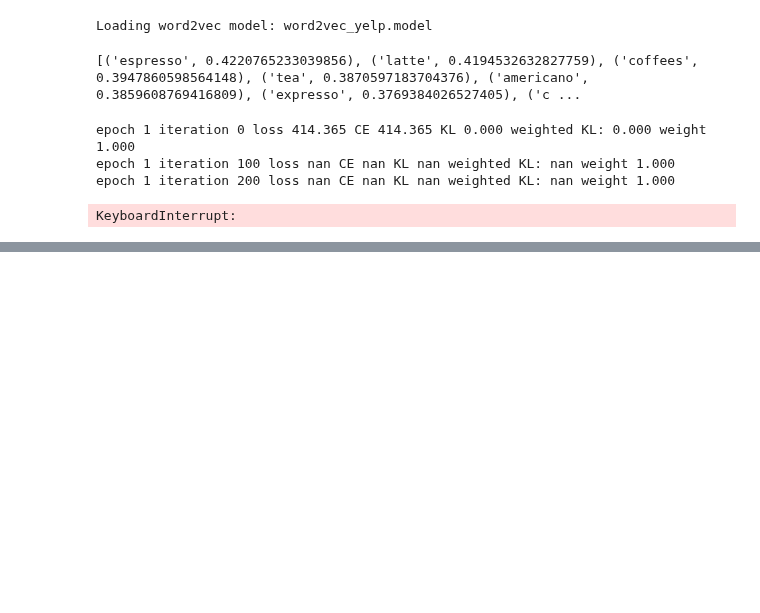
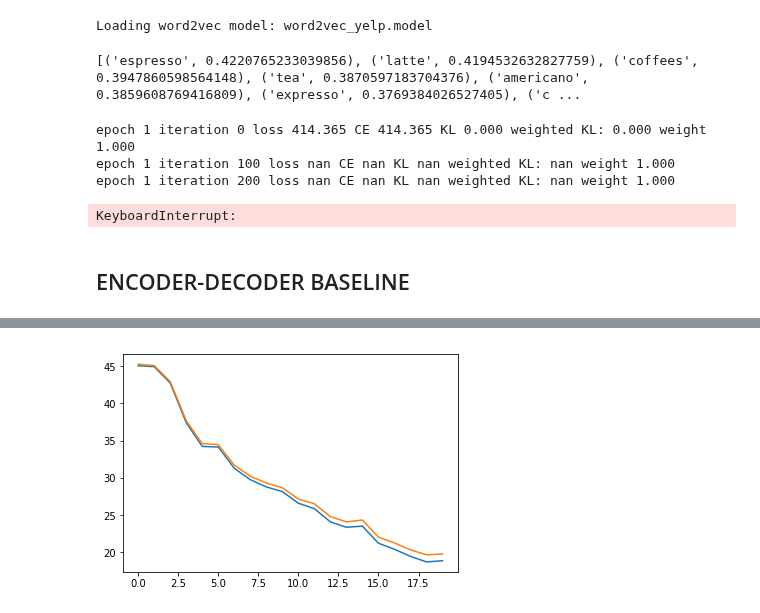
Before and after one commit to eliisabethein/DD2424-project, a Jupyter notebook: refactored-workspace.ipynb, the cells around one changed output, grey strips where cells are left out. Cells and saved outputs as stored; diff of their text form; code cells hidden in the pictures; blank space fills up the shorter version.

Commit message:
added baseline

```diff
--- a/refactored-workspace.ipynb
+++ b/refactored-workspace.ipynb
@@ -1521,3 +1521,5 @@ epoch 1 iteration 0 loss 414.365 CE 414.365 KL 0.000 weighted KL: 0.000 weight 1
 epoch 1 iteration 100 loss nan CE nan KL nan weighted KL: nan weight 1.000
 epoch 1 iteration 200 loss nan CE nan KL nan weighted KL: nan weight 1.000
 KeyboardInterrupt:
+# %% [markdown]
+## ENCODER-DECODER BASELINE
@@ -1523,0 +1560,9 @@ KeyboardInterrupt:
+# %%
+def baseline_loss_function(outputs, labels, seq_length, mask=None):
+    if mask is not None:
+        BCE = torch.zeros(mean.shape[1] * (seq_length - 1))
+        BCE[mask] = nn.CrossEntropyLoss(reduction='none')(outputs, labels)
+    else:
+        BCE = nn.CrossEntropyLoss(reduction='none')(outputs, labels)
+    BCE = BCE.view(mean.shape[1], -1).sum(-1)
+    return BCE
@@ -1523,0 +1685,21 @@ KeyboardInterrupt:
+# %%
+# without annealing
+vocab_size = 1000
+hidden_size = 50
+embedding_size = 50
+num_layers = 1
+learning_rate = 1.0
+epochs = 20
+max_sentence_length = 10
+
+embedding_weights = nn.Embedding(vocab_size, embedding_size).weight
+baseline_model = Baseline(hidden_size, num_layers, embedding_weights, synthetic=True)
+
+# verbose level 0 - print nothing
+# verbose level 1 - print only at the end of each epoch
+# verbose level 2 - print everything
+verbose_level = 1
+
+train_baseline(baseline_model, inputs, targets, val_inputs, val_targets, epochs, vocab_size, hidden_size, max_sentence_length,
+               learning_rate=learning_rate, synthetic=True, verbose_level=verbose_level, plot=True)
+# %% [output]
@@ -1523,0 +1726 @@ KeyboardInterrupt:
+[figure, added]
```
Also changed, not shown: parts of 5 cells of this notebook.
